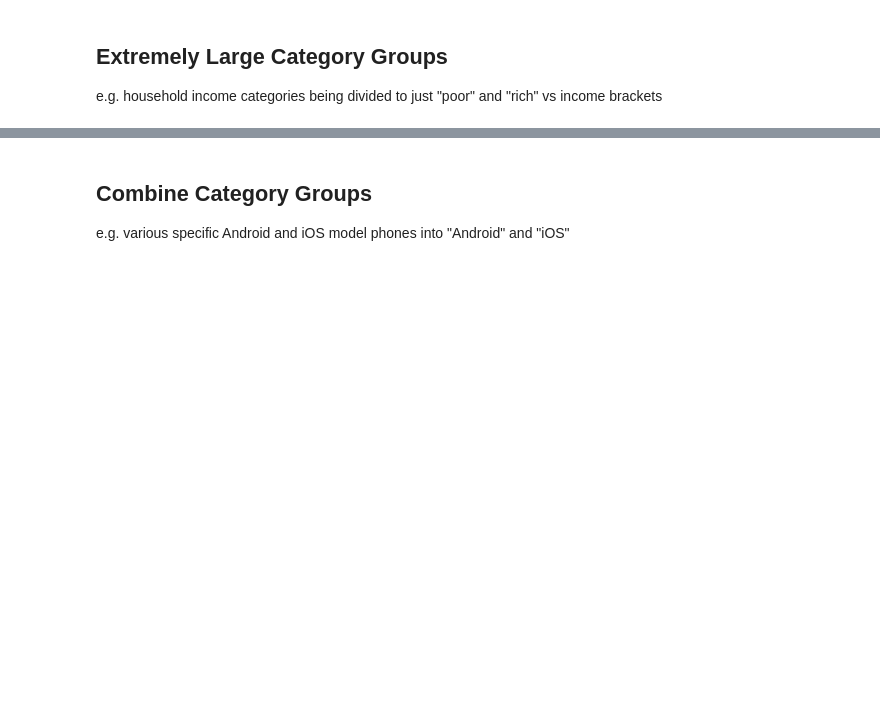
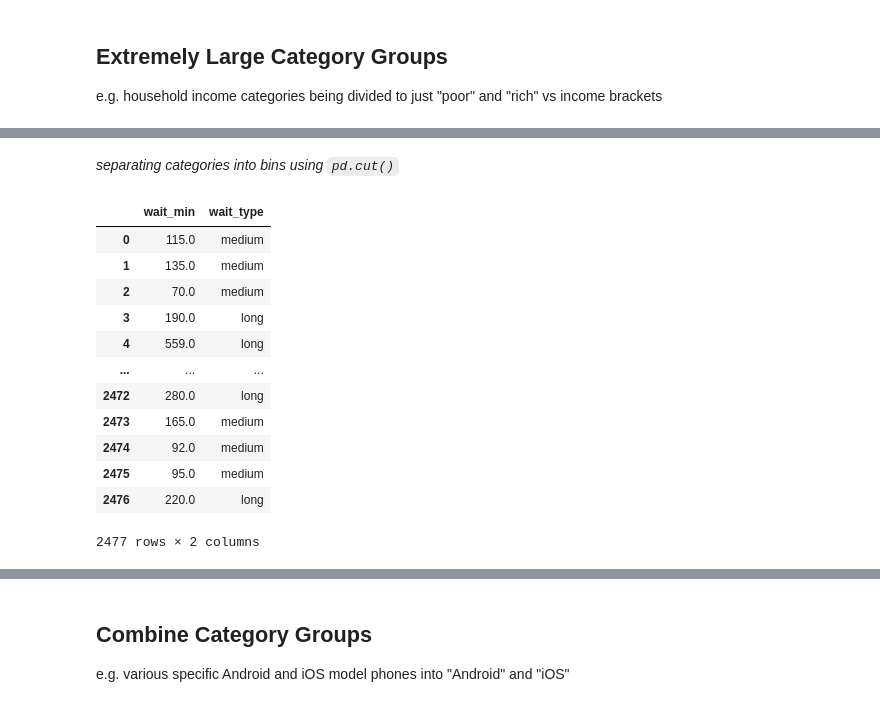
Before and after one commit to priscilla-arinze/PythonReview, a Jupyter notebook: LIBRARIES/Pandas_CleaningData.ipynb, the cells around one changed output, grey strips where cells are left out. Drawn from its saved outputs; the diff is of its cells as text; code cells hidden in the pictures; blank space fills up the shorter version.

Commit message:
added more info on remapping/reorganizing categories

```diff
--- a/LIBRARIES/Pandas_CleaningData.ipynb
+++ b/LIBRARIES/Pandas_CleaningData.ipynb
@@ -534,0 +542,3 @@ e.g. household income categories being divided to just "poor" and "rich" vs inco
+# %%
+airlines_remap_categories_df = pd.read_csv(f"{datasets_cwd}\\airlines_san_fran_remap_categories.csv")
+airlines_remap_categories_df
@@ -534,0 +559,27 @@ e.g. household income categories being divided to just "poor" and "rich" vs inco
+# %% [markdown]
+*separating categories into bins using `pd.cut()`*
+# %%
+label_ranges = [0, 60, 180, np.inf]
+label_names = ["short", "medium", "long"]
+
+airlines_remap_categories_df["wait_type"] = pd.cut(
+    airlines_remap_categories_df["wait_min"],
+    bins=label_ranges,
+    labels=label_names
+)
+
+airlines_remap_categories_df[["wait_min", "wait_type"]]
+# %% [output]
+|  | wait_min | wait_type |
+| 0 | 115.0 | medium |
+| 1 | 135.0 | medium |
+| 2 | 70.0 | medium |
+| 3 | 190.0 | long |
+| 4 | 559.0 | long |
+| ... | ... | ... |
+| 2472 | 280.0 | long |
+| 2473 | 165.0 | medium |
+| 2474 | 92.0 | medium |
+| 2475 | 95.0 | medium |
+| 2476 | 220.0 | long |
+2477 rows × 2 columns
```
Also changed, not shown: parts of 5 cells of this notebook, 1 other file.
